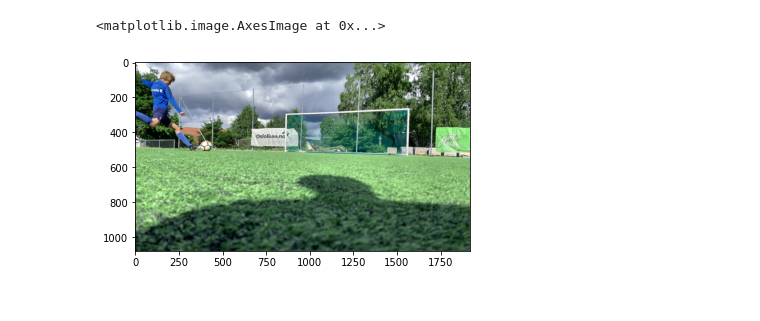
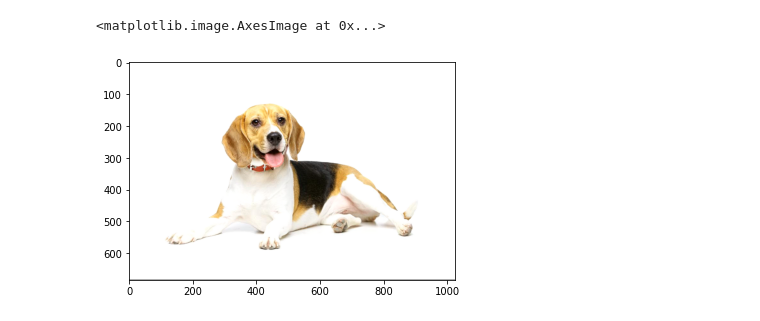
Before and after one commit to ktuna26/PyACL-Samples, a Jupyter notebook: acl_vdec/acl_vdec.ipynb, the cells around one changed output. Drawn from its saved outputs; the diff is of its cells as text; code cells hidden in the pictures.

```diff
--- a/acl_vdec/acl_vdec.ipynb
+++ b/acl_vdec/acl_vdec.ipynb
@@ -13,16 +9,15 @@ input_width, input_height = 1920, 1080
+# %%
+input_height, input_width = 684, 1024
+# input_height, input_width = 1080, 1920
+device_id = 0
 # %%
 %timeit -n 100 -r 10
-vdec_process = Vdec(0, input_width, input_height)
+vdec_process = Vdec(device_id, input_width, input_height)
 # %%
-video_path = "/home/a800/test_data/sportscomputing_1.h264"
-# # video_path = "/home/HwHiAiUser/shot-analyzer/video/ckc4k22t3yx0y07183vok7h89.mov"
+video_path = "/home/a800/test_data/dog15s.h264"
 # cap = cv2.VideoCapture(video_path)
 # # cap.set(cv2.CAP_PROP_FORMAT, -1)
 # %%
 vedio_info = [video_path,
               input_width, input_height,
               np.uint8]
-# %%
-before = time.time()
-vdec_process.run(vedio_info)
-after = time.time()
@@ -46,5 +34,5 @@ len(images_buffer)
 # %%
-plt.imshow(cv2.cvtColor(images_buffer[75].reshape(-1, 1920), cv2.COLOR_YUV2BGR_NV12))
+plt.imshow(cv2.cvtColor(images_buffer[0].reshape(-1, input_width), cv2.COLOR_YUV2BGR_NV12))
 # %% [output]
 <matplotlib.image.AxesImage at 0x...>
-[figure, old version]
+[figure, new version]
```
Also changed, not shown: parts of 9 cells of this notebook, 2 other files.
